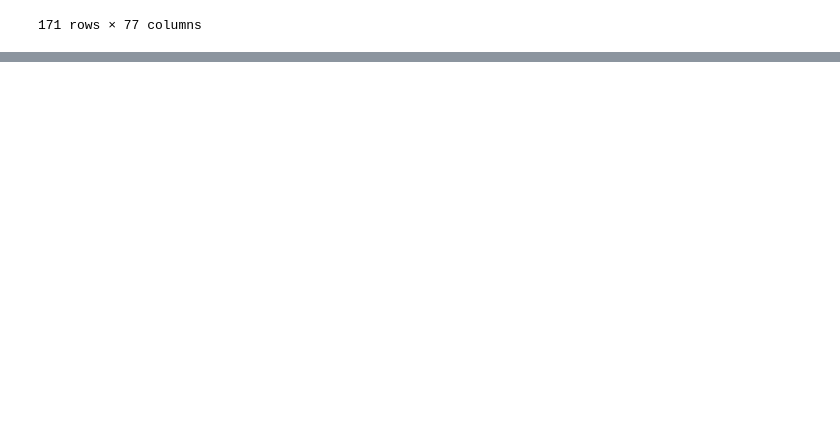
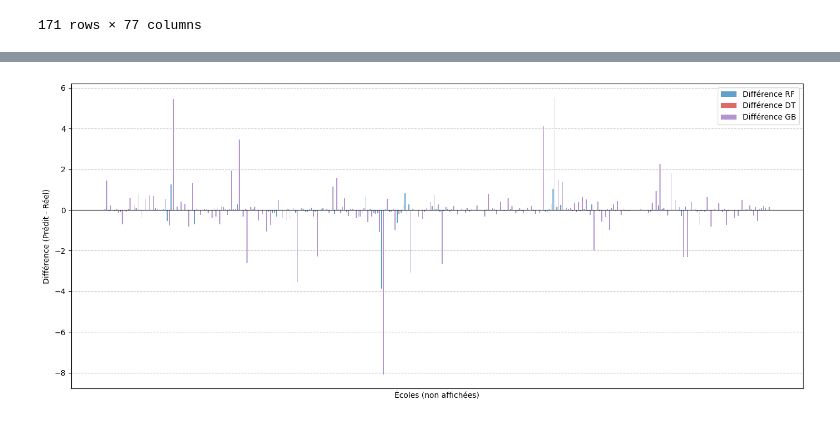
Before and after one commit to LucasKoc/ST2MLE-PRJ, a Jupyter notebook: scrapping_numerical.ipynb, the cells around one changed output, grey strips where cells are left out. Saved outputs shown, nothing was run; the diff lists cells and outputs as text; code cells hidden in the pictures; blank space fills up the shorter version.

```diff
--- a/scrapping_numerical.ipynb
+++ b/scrapping_numerical.ipynb
@@ -288,0 +289,94 @@ export_df_to_csv(df, 'numerical_values.csv')
+# %%
+import pandas as pd
+from sklearn.ensemble import RandomForestRegressor, HistGradientBoostingRegressor, GradientBoostingRegressor
+from sklearn.tree import DecisionTreeRegressor
+import matplotlib.pyplot as plt
+import numpy as np
+
+# Colonnes explicatives pertinentes
+features = [
+    'note_brute_insertion_à_deux_mois',
+    'note_brute_salaire_à_la_sortie',
+    "note_brute_diplômés_en_poste_à_l'international",
+    'note_brute_forums_entreprises',
+    'note_brute_label_dd&rs',
+    'note_brute_masse_et_encadrement_des_doctorants',
+    'note_brute_moyenne_au_bac_des_intégrés',
+    'note_brute_ouverture_sociale',
+    'note_brute_parité_au_sein_de_la_promotion_(hommes/femmes)',
+    "note_brute_part_d'enseignants-chercheurs",
+    'note_brute_politique_de_chaires',
+    "note_brute_pourcentage_d'étudiants_internationaux",
+    'note_brute_réputation_internationale',
+    "note_brute_taux_d'alternants",
+    'note_brute_étudiants_rémunérés_pendant_leurs_études',
+]
+
+# Préparation des données
+X = df[features].apply(pd.to_numeric, errors='coerce')
+X = X.fillna(X.mean())
+
+ecoles = df["ecole"] if "ecole" in df.columns else [f"École {i}" for i in range(len(df))]
+
+y_proxy = df['note_brute_insertion_à_deux_mois'].fillna(df['note_brute_insertion_à_deux_mois'].mean())
+
+# Pas de split ici puisque tu entraînes sur toutes les données
+
+# Initialisation des modèles
+model_rf = RandomForestRegressor(n_estimators=100, random_state=42)
+model_dt = DecisionTreeRegressor(random_state=42)
+model_gb = GradientBoostingRegressor(n_estimators=100, random_state=42)
+
+# Entraînement
+model_rf.fit(X, y_proxy)
+model_dt.fit(X, y_proxy)
+
+model_gb = HistGradientBoostingRegressor(random_state=42)
+model_gb.fit(X, y_proxy)
+
+
+# Prédictions
+y_pred_rf = model_rf.predict(X)
+y_pred_dt = model_dt.predict(X)
+y_pred_gb = model_gb.predict(X)
+
+# Affichage des prédictions
+print(f"{'École':30} | {'RF 6 mois':>10} | {'DT 6 mois':>10} | {'GB 6 mois':>10} | {'Insertion 2 mois (réel)':>20}")
+print("-"*90)
+for nom_ecole, pred_rf, pred_dt, pred_gb in zip(ecoles, y_pred_rf, y_pred_dt, y_pred_gb):
+    vrai_2_mois = df.loc[df['ecole'] == nom_ecole, 'note_brute_insertion_à_deux_mois'].values
+    vrai_2_mois = vrai_2_mois[0] if len(vrai_2_mois) > 0 else None
+    print(f"{nom_ecole:30} | {pred_rf:10.2f} | {pred_dt:10.2f} | {pred_gb:10.2f} | {str(vrai_2_mois):>20}")
+
+# Vraies valeurs pour correspondre aux écoles
+vrais_2_mois = []
+for nom_ecole in ecoles:
+    val = df.loc[df['ecole'] == nom_ecole, 'note_brute_insertion_à_deux_mois'].values
+    vrais_2_mois.append(val[0] if len(val) > 0 else np.nan)
+
+x = np.arange(len(ecoles))
+width = 0.25
+
+# Calcul des différences pour chaque modèle
+differences_rf = np.array(y_pred_rf) - np.array(vrais_2_mois)
+differences_dt = np.array(y_pred_dt) - np.array(vrais_2_mois)
+differences_gb = np.array(y_pred_gb) - np.array(vrais_2_mois)
+
+plt.figure(figsize=(14, 6))
+
+plt.bar(x - width, differences_rf, width, label='Différence RF', color='tab:blue', alpha=0.7)
+plt.bar(x, differences_dt, width, label='Différence DT', color='tab:red', alpha=0.7)
+plt.bar(x + width, differences_gb, width, label='Différence GB', color='tab:purple', alpha=0.7)
+
+plt.axhline(0, color='black', linewidth=0.8)
+plt.ylabel('Différence (Prédit - Réel)')
+plt.xlabel('Écoles (non affichées)')
+plt.legend()
+plt.grid(True, axis='y', linestyle='--', alpha=0.7)
+
+# Ne pas afficher les labels x pour plus de lisibilité
+plt.xticks([])
+
+plt.tight_layout()
+plt.show()
+# %% [output]
@@ -288,0 +400 @@ export_df_to_csv(df, 'numerical_values.csv')
+[figure, added]
```
Also changed, not shown: parts of 2 cells of this notebook, 2 other files.
